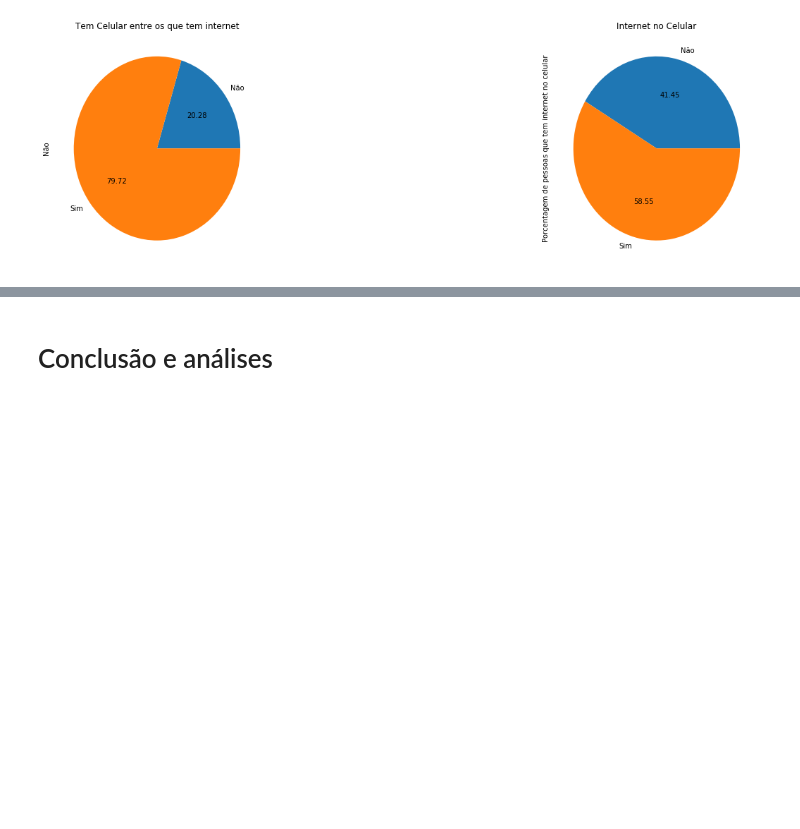
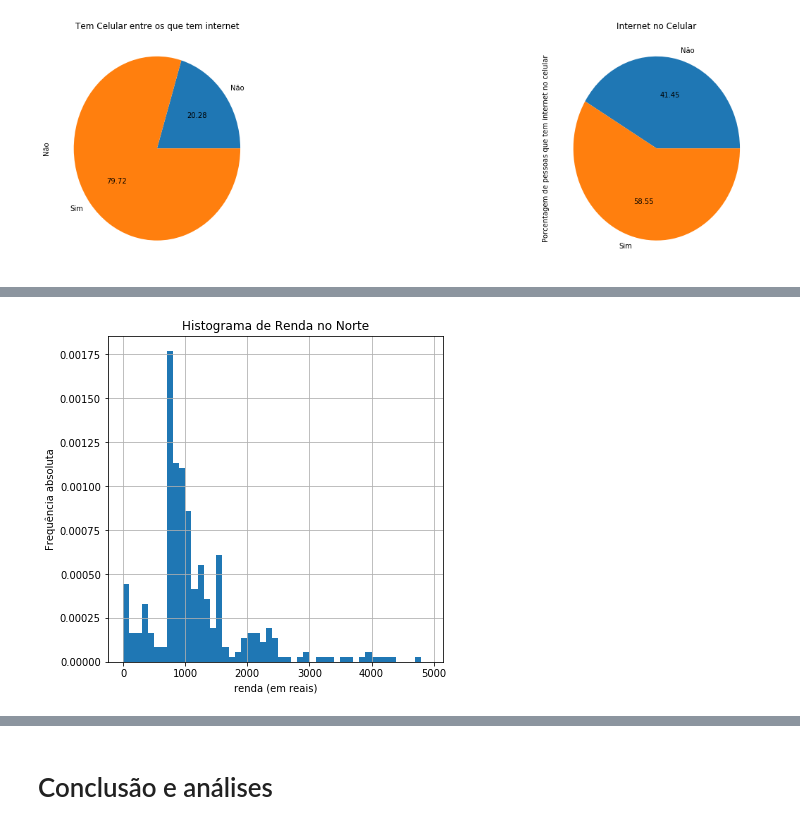
Before and after one commit to joaopmjm/CDDP, a Jupyter notebook: P1 - PNAD.ipynb, the cells around one changed output, grey strips where cells are left out. Saved outputs shown, nothing was run; the diff lists cells and outputs as text; code cells hidden in the pictures; blank space fills up the shorter version.

```diff
--- a/P1 - PNAD.ipynb
+++ b/P1 - PNAD.ipynb
@@ -365,6 +347,0 @@ net_norte
-# %%
-net_norte.loc[(net_norte.Renda_Mensal > 0) & (net_norte.Renda_Mensal <= 1000),'Renda_Mensal'] = 1
-net_norte.loc[(net_norte.Renda_Mensal > 1000) & (net_norte.Renda_Mensal <= 2000),'Renda_Mensal'] = 2
-net_norte.loc[(net_norte.Renda_Mensal > 2000) & (net_norte.Renda_Mensal <= 3000),'Renda_Mensal'] = 3
-net_norte.loc[(net_norte.Renda_Mensal > 3000) & (net_norte.Renda_Mensal <= 4000),'Renda_Mensal'] = 4
-net_norte.loc[(net_norte.Renda_Mensal > 4000) & (net_norte.Renda_Mensal <= 5000),'Renda_Mensal'] = 5
@@ -376,0 +348,3 @@ plt.show()
+# %%
+net_norte.Renda_Mensal.loc[net_norte.Renda_Mensal == 'Sem declaração'] = 999999999999
+net_norte.Renda_Mensal = net_norte.Renda_Mensal.astype('int64')
@@ -376,0 +361,11 @@ plt.show()
+# %%
+faixa = np.arange(0,5000,100)
+def hist_renda_norte():
+    plot = net_norte.Renda_Mensal[(net_norte.Renda_Mensal != 999999999999) & net_norte.Renda_Mensal != 0].plot.hist(bins=faixa, title='Histograma de Renda no Norte', figsize=(6,6), alpha=1, normed = 1)
+    plt.ylabel('Frequência absoluta')
+    plt.xlabel('renda (em reais)')
+    plt.grid(True)
+    plt.show()
+hist_renda_norte()
+# %% [output]
+[figure, added]
```
Also changed, not shown: parts of 11 cells of this notebook.
